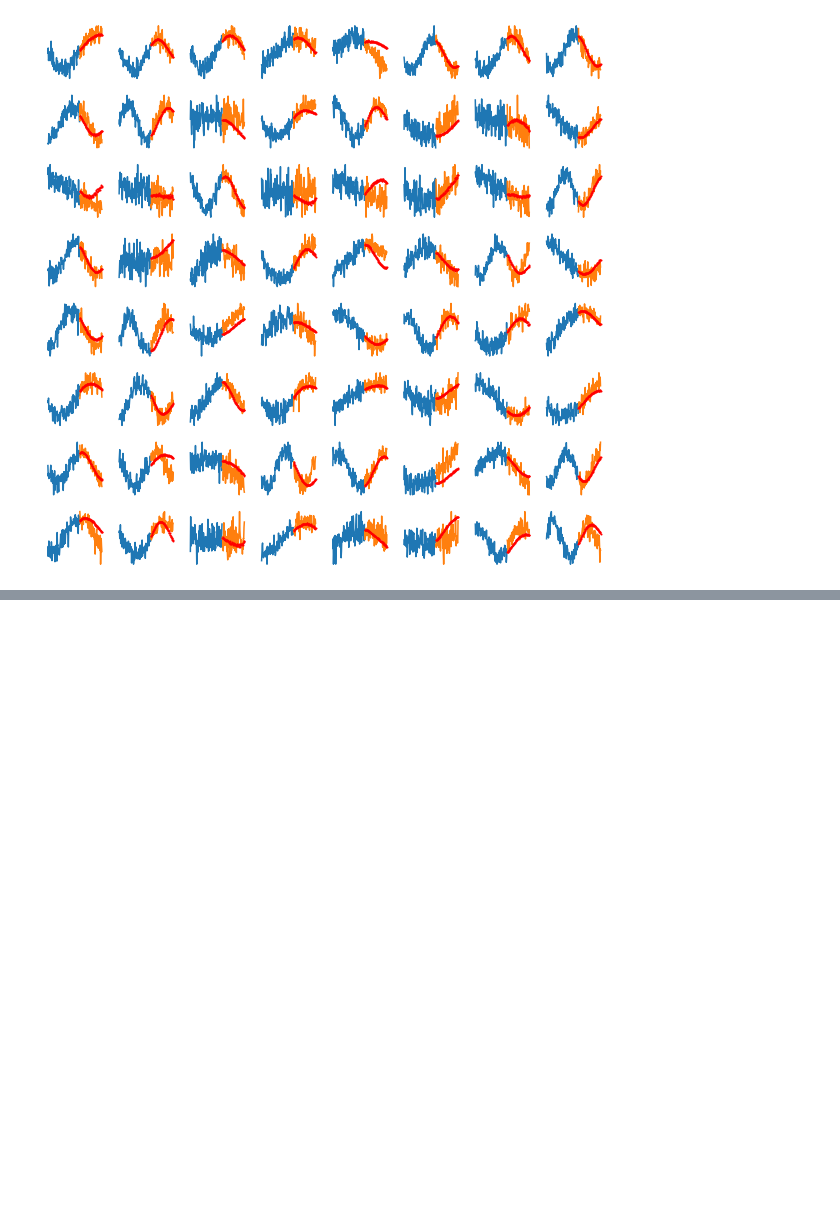
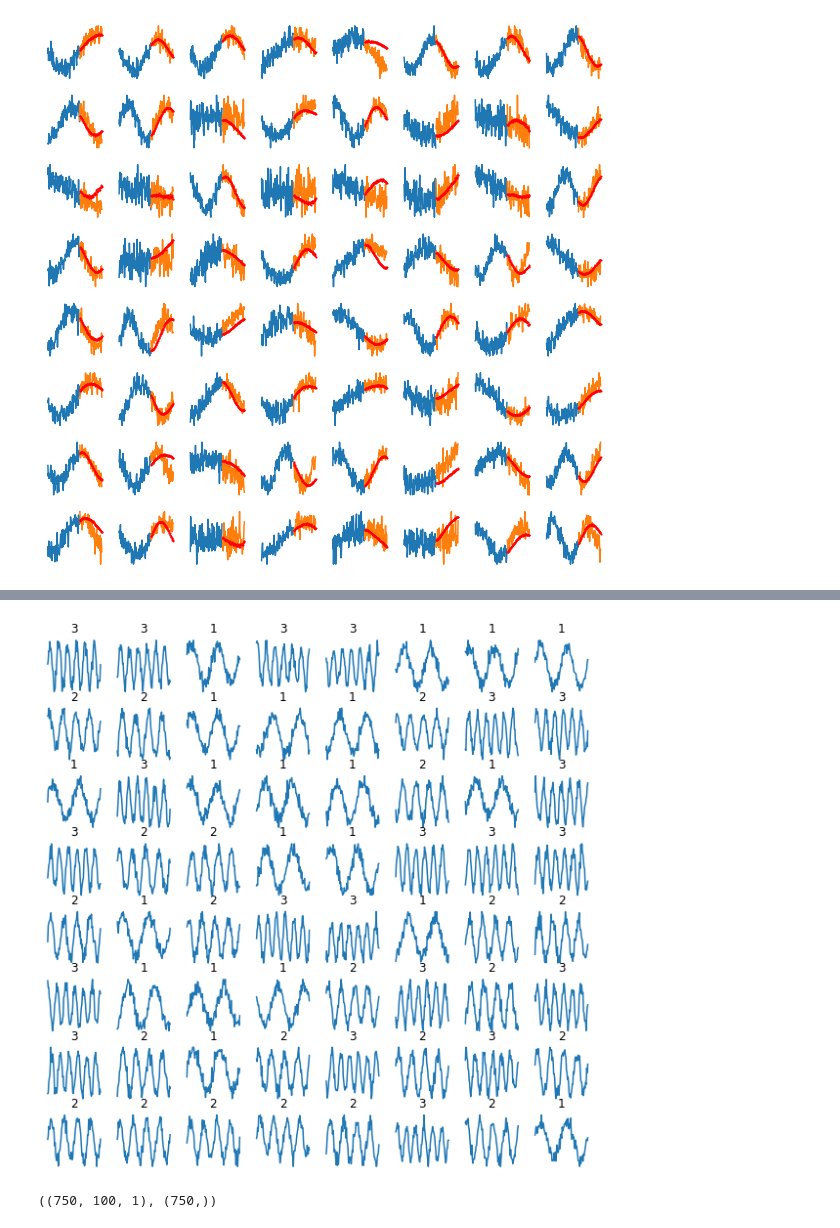
Before and after one commit to alifele/Brain_Computer_Interface, a Jupyter notebook: What_can_you_do_with_RNN.ipynb, the cells around one changed output, grey strips where cells are left out. Cells and saved outputs as stored; diff of their text form; code cells hidden in the pictures; blank space fills up the shorter version.

```diff
--- a/What_can_you_do_with_RNN.ipynb
+++ b/What_can_you_do_with_RNN.ipynb
@@ -194,0 +228,14 @@ for i in range(64):
+# %%
+fig = plt.figure(figsize=(10,10))
+
+for i in range(64):
+  ax = fig.add_subplot(8,8,i+1, title=label[i])
+  ax.plot(data[i][:,0], label = label[i])
+  ax.axis('off')
+# %% [output]
+[figure, added]
+# %%
+x_train, x_test, y_train, y_test = train_test_split(data, label)
+x_train.shape, y_train.shape
+# %% [output]
+((750, 100, 1), (750,))
```
Also changed, not shown: parts of 36 cells of this notebook.
